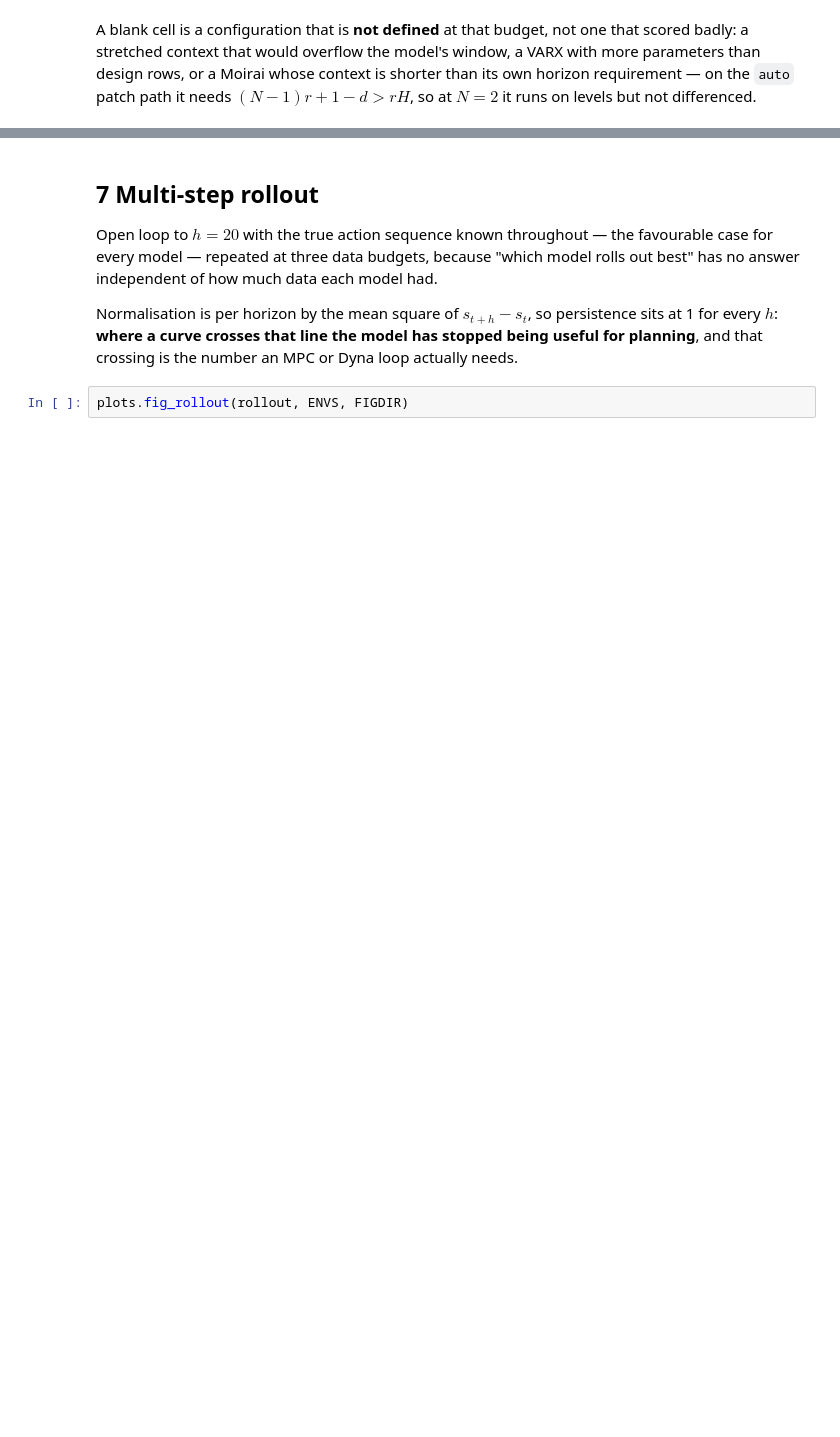
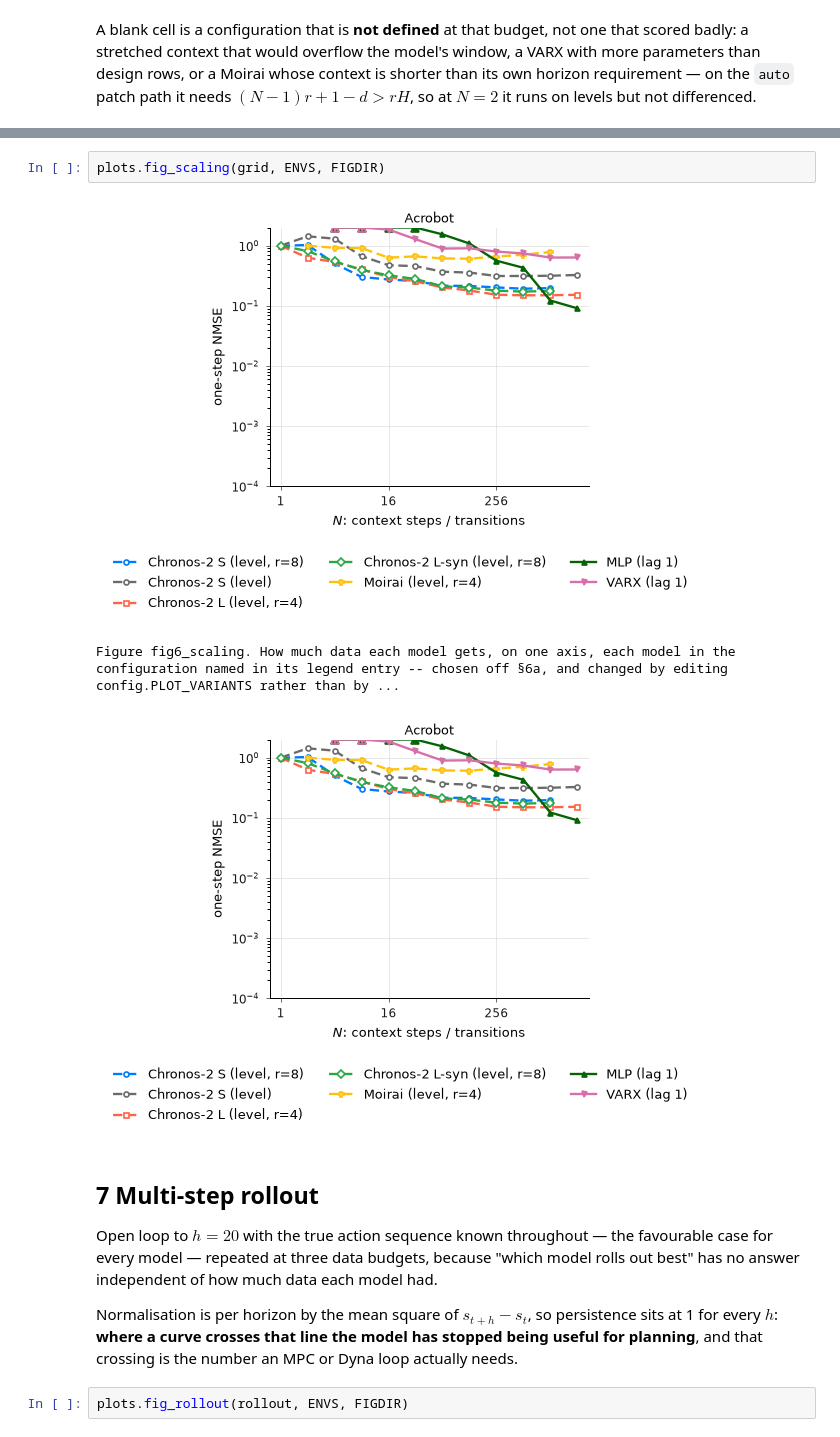
Before and after one commit to JohannesWittmann9/tsfm-rl, a Jupyter notebook: experiments/dyna_standard/acrobot/acrobot_experiment.ipynb, the cells around one changed output, grey strips where cells are left out. Saved outputs shown, nothing was run; the diff lists cells and outputs as text; blank space fills up the shorter version.

```diff
--- a/experiments/dyna_standard/acrobot/acrobot_experiment.ipynb
+++ b/experiments/dyna_standard/acrobot/acrobot_experiment.ipynb
@@ -119,3 +169,9 @@ plots.fig_scaling(scaling, ENVS, FIGDIR)
+# %%
+plots.fig_scaling(grid, ENVS, FIGDIR)
+# %% [output]
+[figure, added]
+Figure fig6_scaling. How much data each model gets, on one axis, each model in the configuration named in its legend entry -- chosen off §6a, and changed by editing config.PLOT_VARIANTS rather than by ...
+[figure, added]
 # %% [markdown]
 ## 7  Multi-step rollout
 
```
Also changed, not shown: parts of 10 cells of this notebook, 40 other files.
